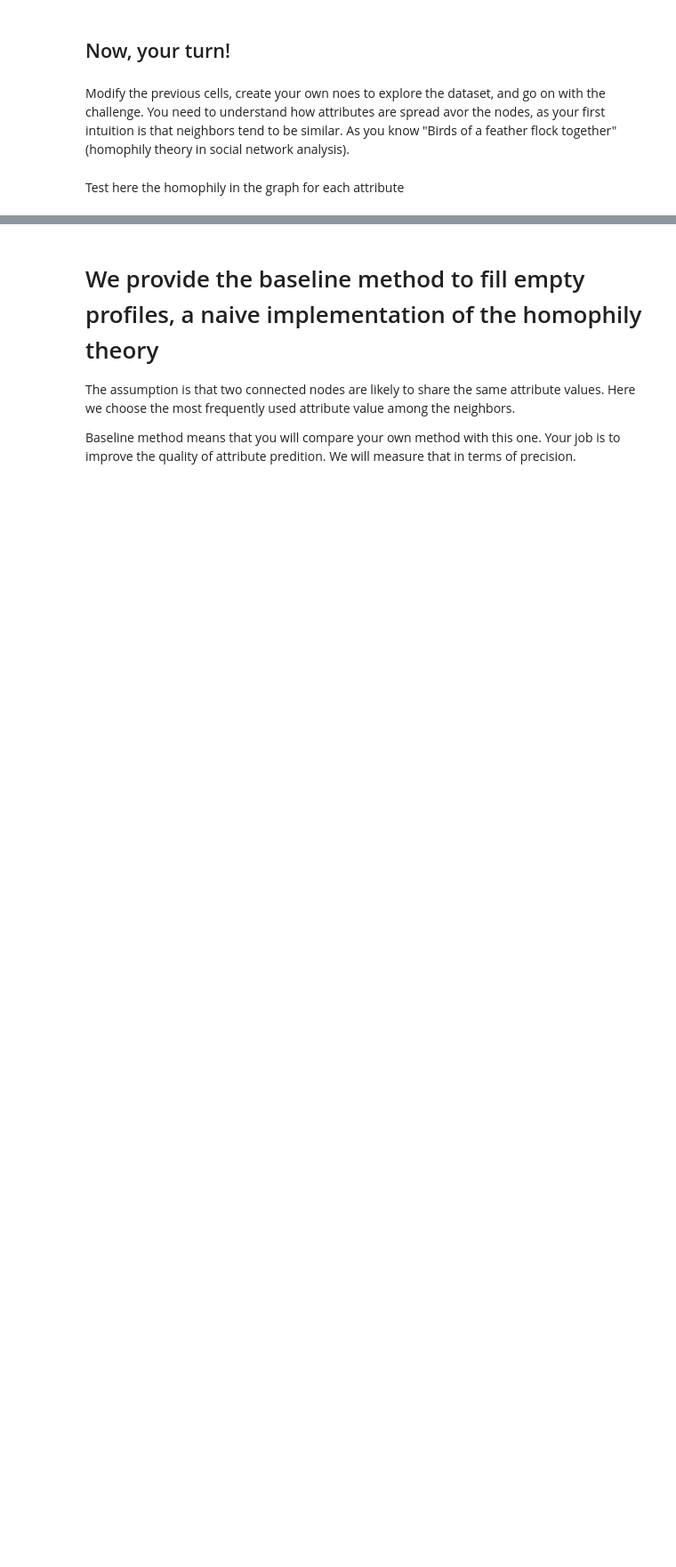
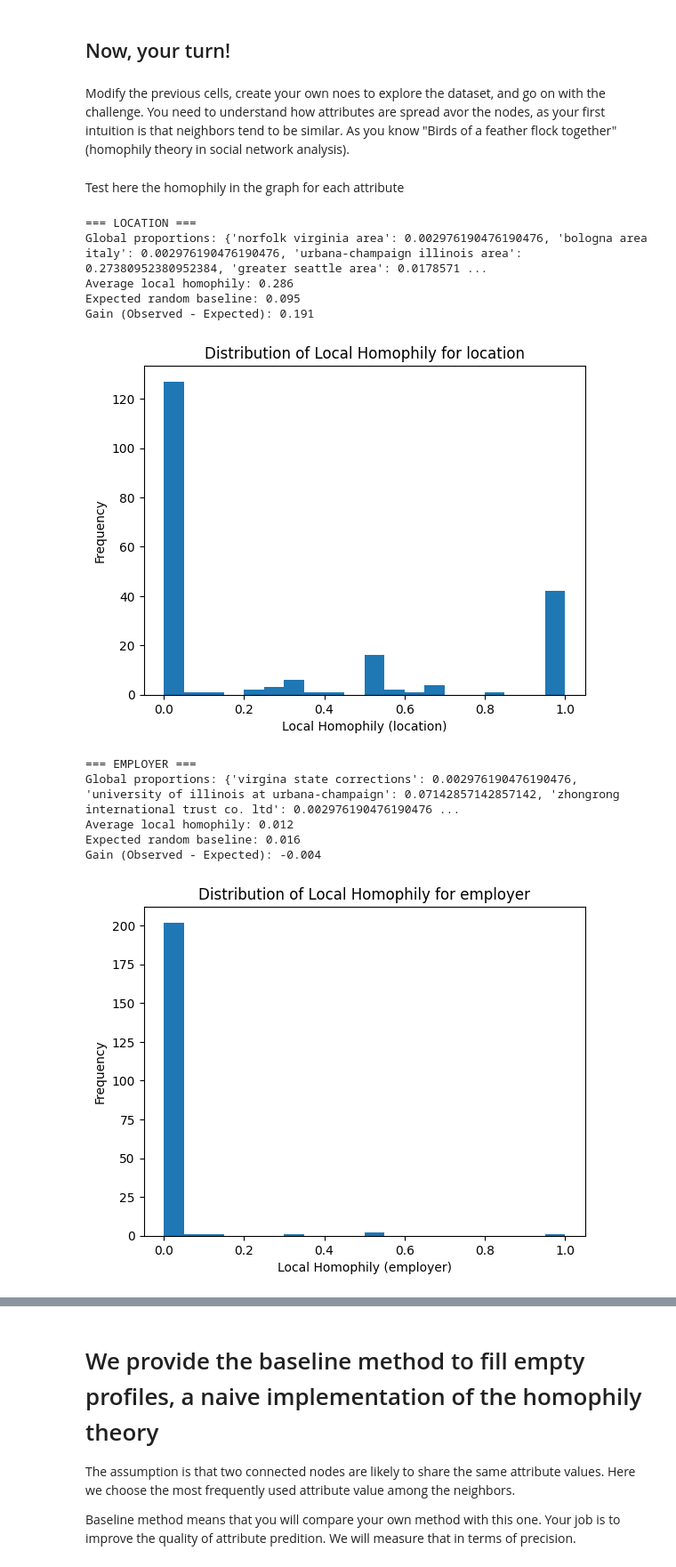
Before and after one commit to Nico-Grosso/Challenge1, a Jupyter notebook: Fill_empty_nodes_yourname.ipynb, the cells around one changed output, grey strips where cells are left out. Shown at 89% size. Saved outputs shown, nothing was run; the diff lists cells and outputs as text; code cells hidden in the pictures; blank space fills up the shorter version.

Commit message:
homophily basic test

```diff
--- a/Fill_empty_nodes_yourname.ipynb
+++ b/Fill_empty_nodes_yourname.ipynb
@@ -119,3 +117,71 @@ df_e.loc[df_e['employer'].isin(['google','google inc']),:].head()
 Modify the previous cells, create your own noes to explore the dataset, and go on with the challenge. You need to understand how attributes are spread avor the nodes, as your first intuition is that neighbors tend to be similar. As you know "Birds of a feather flock together" (homophily theory in social network analysis).
 # %% [markdown]
 Test here the homophily in the graph for each attribute
+# %%
+attributes = ['location', 'employer', 'college']
+
+homophily_results = {}
+
+for attr in attributes:
+    print(f"\n=== {attr.upper()} ===")
+
+    known_nodes = [n for n in G.nodes if G.nodes[n].get(attr) is not None]
+
+    values = [G.nodes[n][attr] for n in known_nodes]
+    global_counts = Counter(values)
+    total_known = len(values)
+    global_proportions = {v: count/total_known for v, count in global_counts.items()}
+    print("Global proportions:", global_proportions)
+
+    H_values = []
+    expected_values = []
+
+    for node in known_nodes:
+        node_value = G.nodes[node][attr]
+        neighbors = list(G.neighbors(node))
+        known_neighbors = [n for n in neighbors if G.nodes[n].get(attr) is not None]
+        if len(known_neighbors) == 0:
+            continue
+
+        same_value = [n for n in known_neighbors if G.nodes[n][attr] == node_value]
+        H_i = len(same_value)/len(known_neighbors)
+        H_values.append(H_i)
+
+        expected_values.append(global_proportions[node_value])
+
+    # Promedios
+    H_avg = np.mean(H_values)
+    expected_avg = np.mean(expected_values)
+    gain = H_avg - expected_avg
+
+    print(f"Average local homophily: {H_avg:.3f}")
+    print(f"Expected random baseline: {expected_avg:.3f}")
+    print(f"Gain (Observed - Expected): {gain:.3f}")
+
+    # Guardar resultados
+    homophily_results[attr] = {
+        'H_values': H_values,
+        'H_avg': H_avg,
+        'expected_avg': expected_avg,
+        'gain': gain
+    }
+
+    # Histograma
+    plt.hist(H_values, bins=20)
+    plt.xlabel(f"Local Homophily ({attr})")
+    plt.ylabel("Frequency")
+    plt.title(f"Distribution of Local Homophily for {attr}")
+    plt.show()
+# %% [output]
+=== LOCATION ===
+Global proportions: {'norfolk virginia area': 0.002976190476190476, 'bologna area italy': 0.002976190476190476, 'urbana-champaign illinois area': 0.27380952380952384, 'greater seattle area': 0.0178571 ...
+Average local homophily: 0.286
+Expected random baseline: 0.095
+Gain (Observed - Expected): 0.191
+[figure, added]
+=== EMPLOYER ===
+Global proportions: {'virgina state corrections': 0.002976190476190476, 'university of illinois at urbana-champaign': 0.07142857142857142, 'zhongrong international trust co. ltd': 0.002976190476190476 ...
+Average local homophily: 0.012
+Expected random baseline: 0.016
+Gain (Observed - Expected): -0.004
+[figure, added]
```
Also changed, not shown: parts of 12 cells of this notebook.
